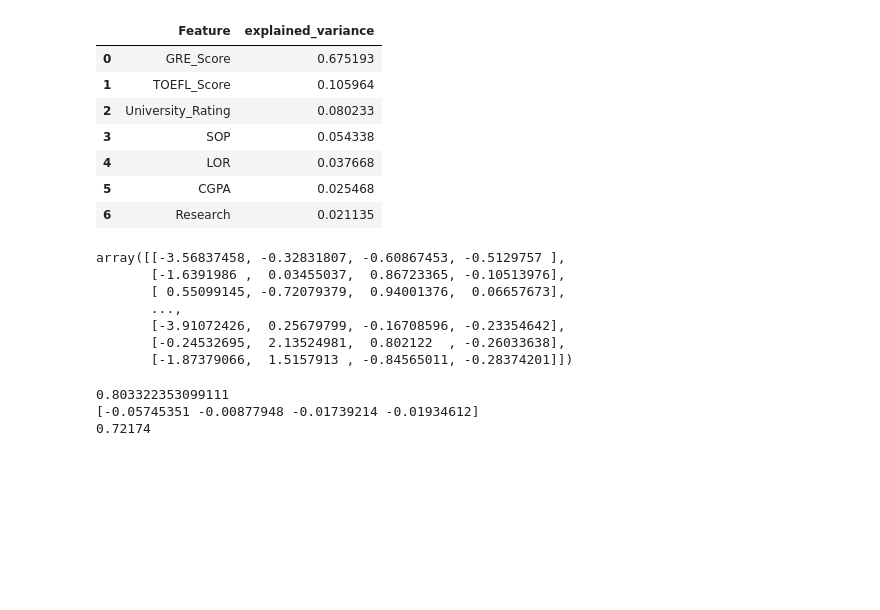
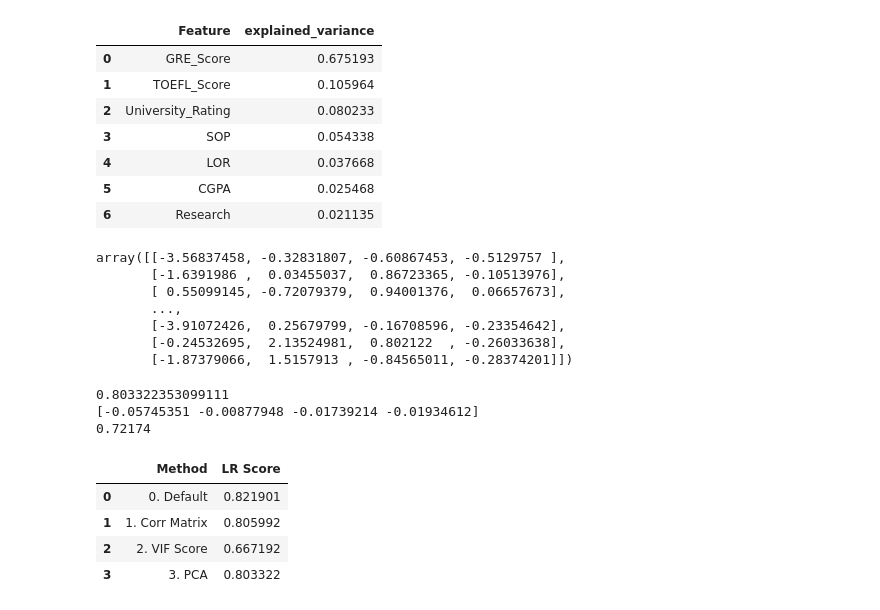
Before and after one commit to sathishkumar118/practice-ml, a Jupyter notebook: code/main.ipynb, the cells around one changed output. Drawn from its saved outputs; the diff is of its cells as text; code cells hidden in the pictures; blank space fills up the shorter version.

```diff
--- a/code/main.ipynb
+++ b/code/main.ipynb
@@ -216,3 +243,11 @@ print(reg.intercept_)
 0.803322353099111
 [-0.05745351 -0.00877948 -0.01739214 -0.01934612]
 0.72174
+# %%
+df_acc_scores
+# %% [output]
+|  | Method | LR Score |
+| 0 | 0. Default | 0.821901 |
+| 1 | 1. Corr Matrix | 0.805992 |
+| 2 | 2. VIF Score | 0.667192 |
+| 3 | 3. PCA | 0.803322 |
```
Also changed, not shown: parts of 9 cells of this notebook.
